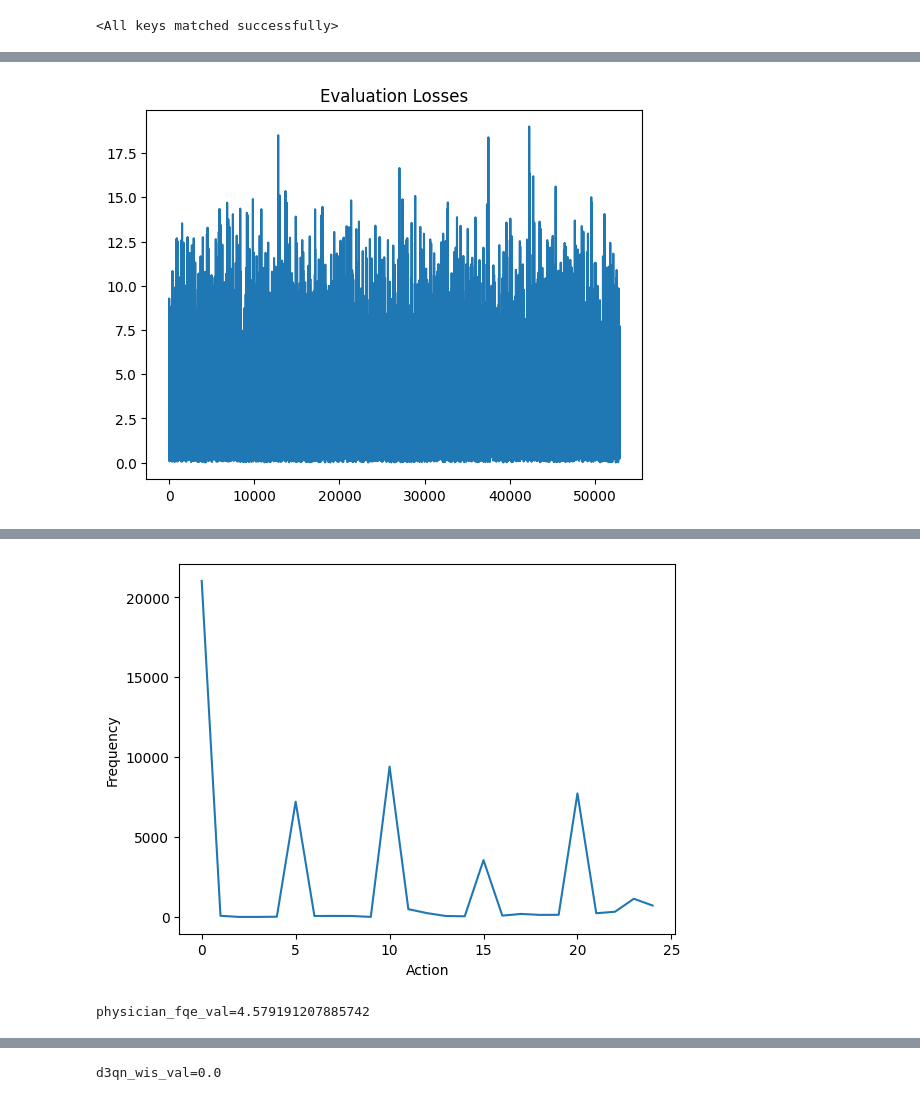
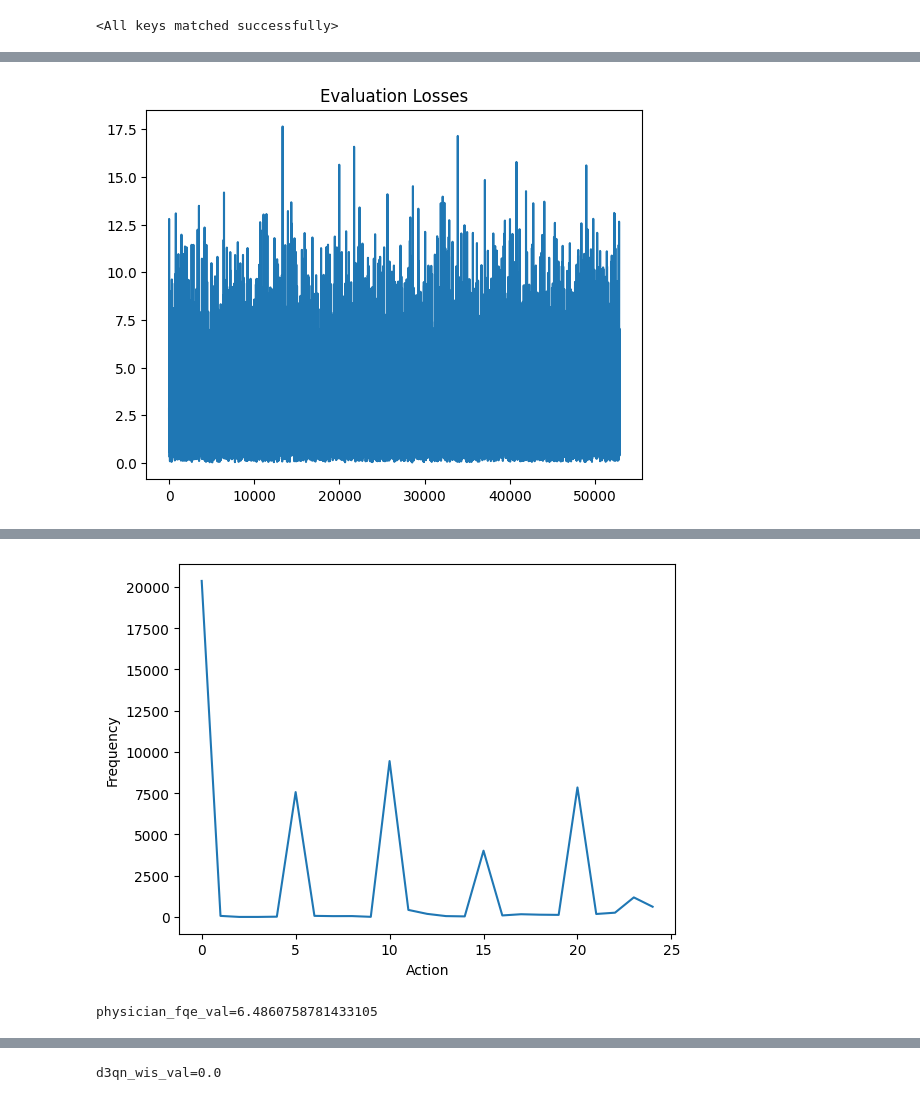
Before and after one commit to weissguy/rl-sepsis, a Jupyter notebook: mimic_policies.ipynb, the cells around one changed output, grey strips where cells are left out. Saved outputs shown, nothing was run; the diff lists cells and outputs as text; code cells hidden in the pictures.

```diff
--- a/mimic_policies.ipynb
+++ b/mimic_policies.ipynb
@@ -187,14 +213,14 @@ eval_policy(cql_agent, env, model_name='CQL')
 # %%
 ### Physician policy estimation ###
 
 # train new policy
 #physician_policy = compute_physician_policy(train_df, verbose=True)
 #torch.save(physician_policy.state_dict(), 'models/physician_policy.pth')
 
 # load saved policy
-physician_policy = BehaviorPolicyNet()
+physician_policy = BehaviorPolicy(state_dim=20, action_dim=25, hidden_dim=256)
 physician_policy.load_state_dict(torch.load('models/physician_policy.pth'))
 
 evaluate_physician_policy(physician_policy, test_df)
 # %% [output]
-[figure, old version]
+[figure, new version]
@@ -202,4 +228,4 @@ mean eval loss: 2.2847506137114895
-[figure, old version]
+[figure, new version]
 # %%
 ### FQE ###
 
@@ -207,7 +233,7 @@ mean eval loss: 2.2847506137114895
 physician_fqe_val = off_policy_eval_fqe(train_df, sepsis_df, physician_policy)
 print(f'{physician_fqe_val=}')
 # %% [output]
-physician_fqe_val=4.579191207885742
+physician_fqe_val=6.4860758781433105
 # %%
 # evaluate D3QN
 
```
Also changed, not shown: parts of 16 cells of this notebook, 13 other files.
